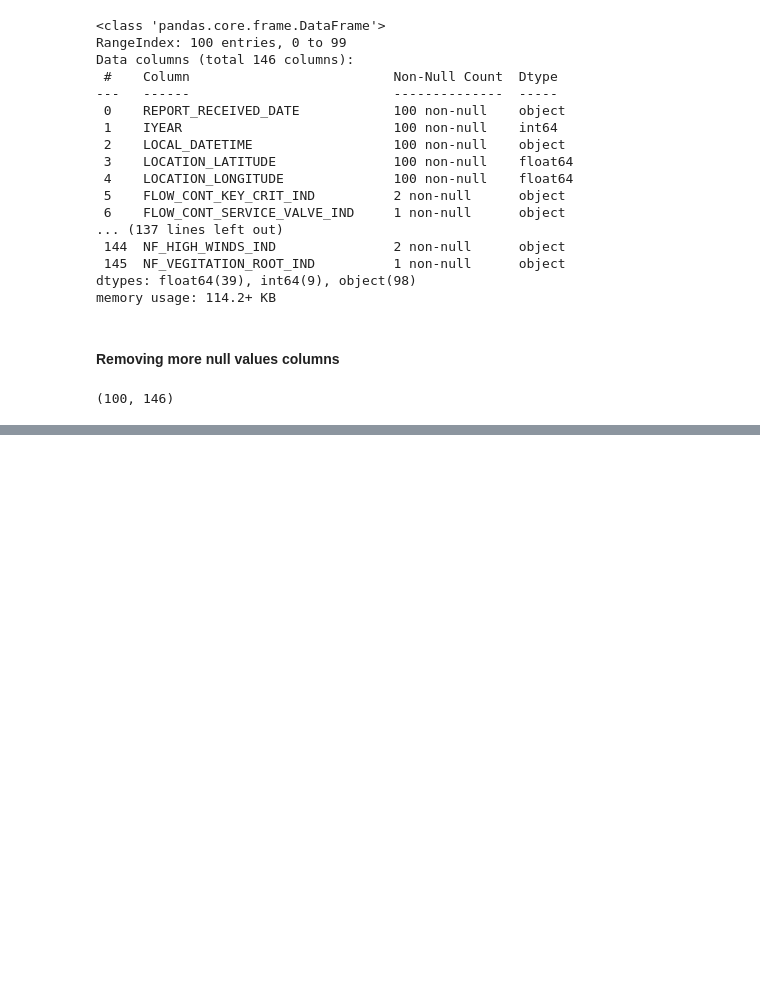
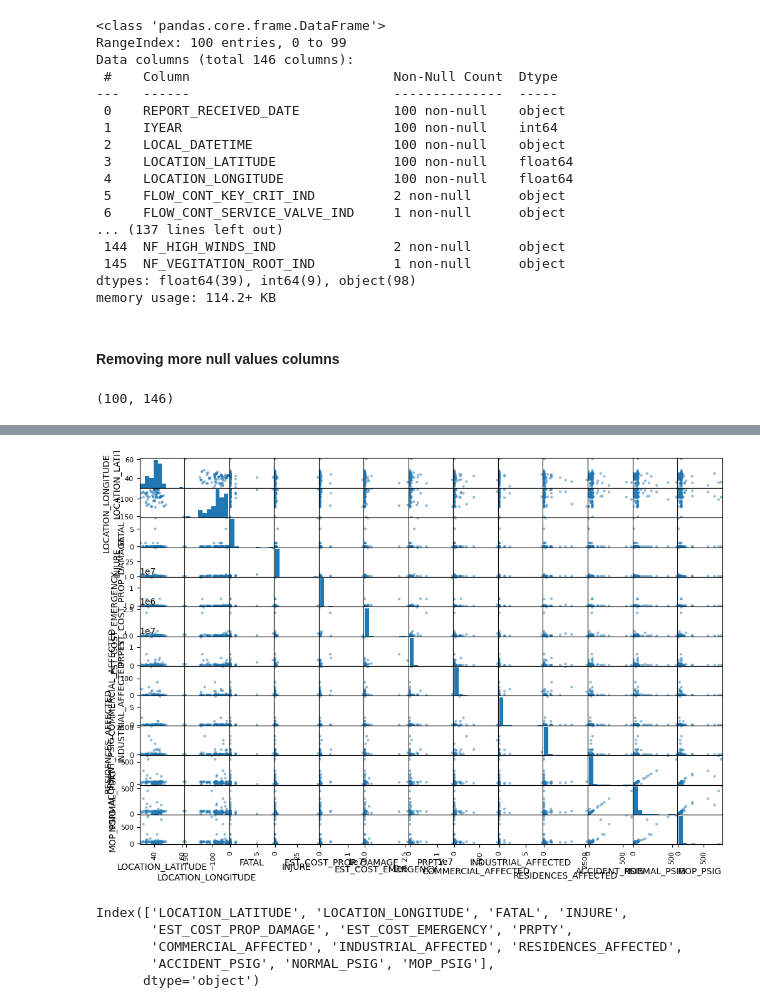
Before and after one commit to omsouravsharma/ClimateChange, a Jupyter notebook: python/AVATAR-part-5-ML.ipynb, the cells around one changed output, grey strips where cells are left out. Drawn from its saved outputs; the diff is of its cells as text; code cells hidden in the pictures; blank space fills up the shorter version.

```diff
--- a/python/AVATAR-part-5-ML.ipynb
+++ b/python/AVATAR-part-5-ML.ipynb
@@ -227,0 +287,7 @@ df.describe()
+# %%
+# Scikit-Learn class SimpleImputer
+
+from sklearn.impute import SimpleImputer
+impute = SimpleImputer(strategy='median')
+# %%
+impute.fit(df_num) # training
@@ -227,0 +310,3 @@ df.describe()
+# %%
+X = impute.transform(df_num)
+X
@@ -227,0 +327,4 @@ df.describe()
+# %%
+df_tr = pd.DataFrame(X, columns=df_num.columns,
+                          index = df_num.index)
+df_tr
@@ -227,0 +403,12 @@ df.describe()
+# %%
+pd.plotting.scatter_matrix(df_tr, figsize=(12,8));
+# %% [output]
+[figure, added]
+# %%
+df_tr.columns
+# %% [output]
+Index(['LOCATION_LATITUDE', 'LOCATION_LONGITUDE', 'FATAL', 'INJURE',
+       'EST_COST_PROP_DAMAGE', 'EST_COST_EMERGENCY', 'PRPTY',
+       'COMMERCIAL_AFFECTED', 'INDUSTRIAL_AFFECTED', 'RESIDENCES_AFFECTED',
+       'ACCIDENT_PSIG', 'NORMAL_PSIG', 'MOP_PSIG'],
+      dtype='object')
```
Also changed, not shown: parts of 37 cells of this notebook, 2 other files.
